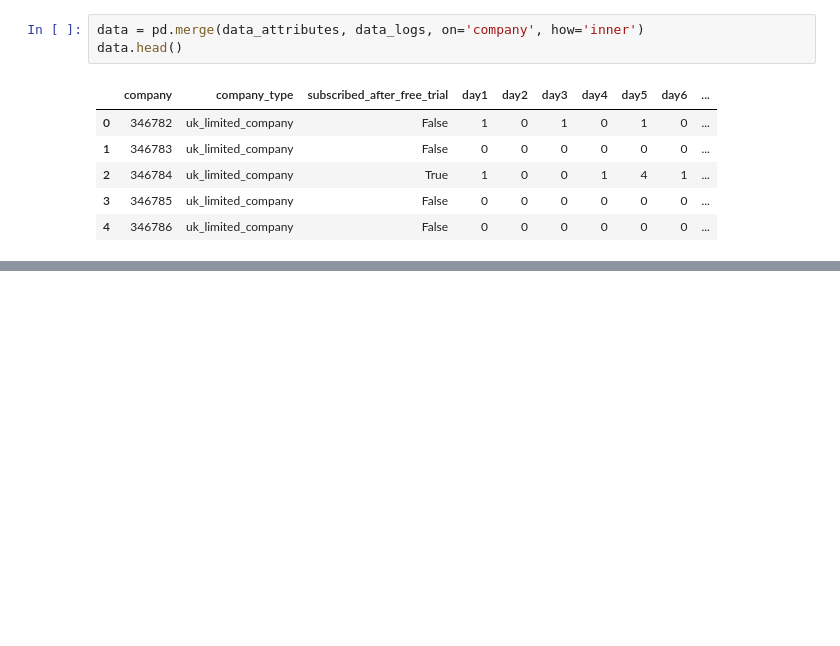
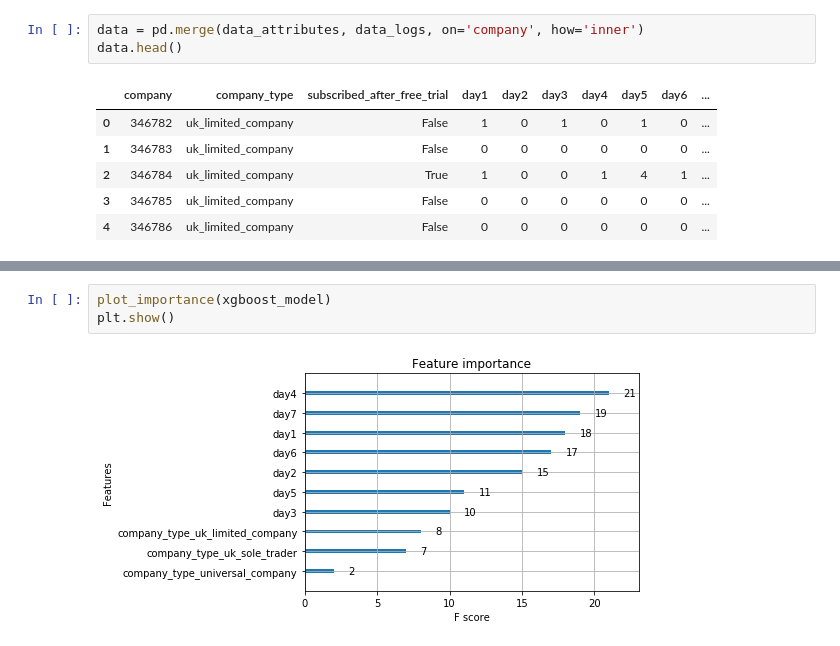
Before and after one commit to NikolayOG/freeagent-datascience, a Jupyter notebook: analysis.ipynb, the cells around one changed output, grey strips where cells are left out. Saved outputs shown, nothing was run; the diff lists cells and outputs as text; blank space fills up the shorter version.

```diff
--- a/analysis.ipynb
+++ b/analysis.ipynb
@@ -123,0 +272,5 @@ I think on average companies that subscribe go to the website at least two times
+# %%
+plot_importance(xgboost_model)
+plt.show()
+# %% [output]
+[figure, added]
```
Also changed, not shown: parts of 24 cells of this notebook.
